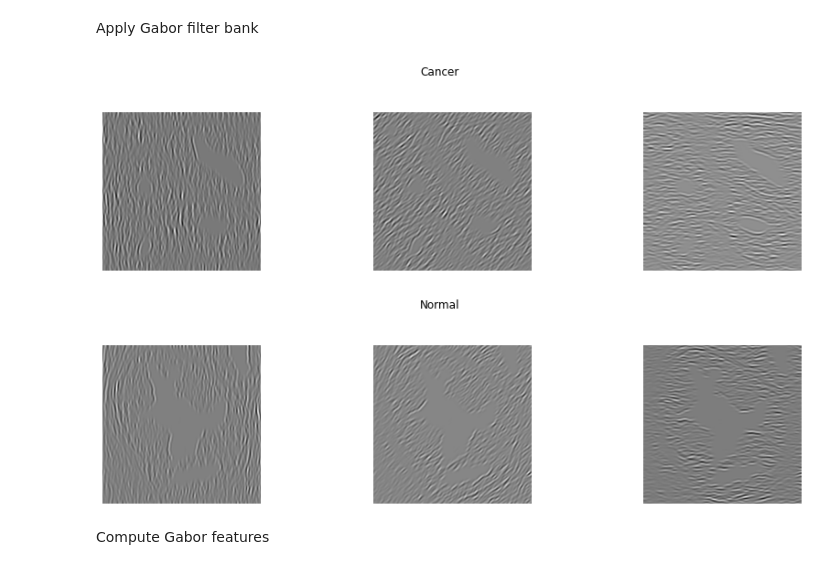
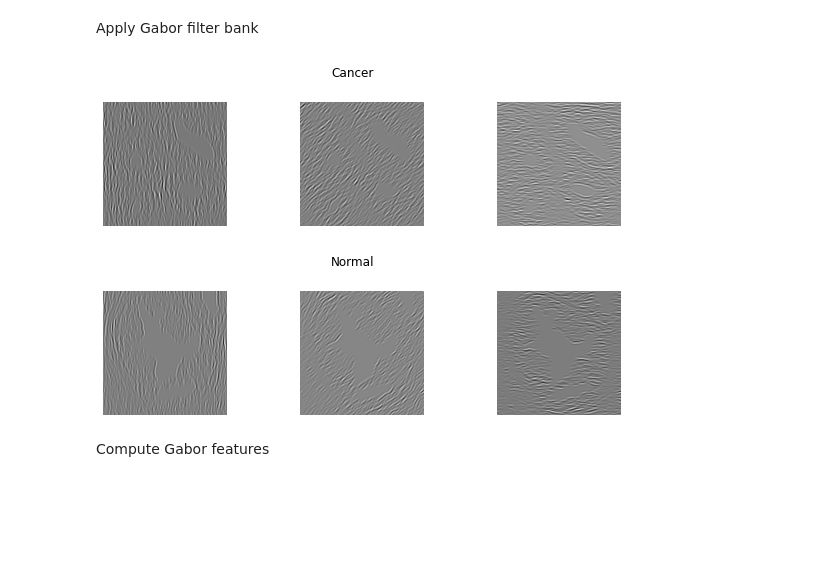
Before and after one commit to 2nchanter/Machine_Learning, a Jupyter notebook: Pattern_Recognization_곽진태/Lec4_Feature_Extraction_Texture.ipynb, the cells around one changed output. Cells and saved outputs as stored; diff of their text form; code cells hidden in the pictures; blank space fills up the shorter version.

```diff
--- a/Pattern_Recognization_곽진태/Lec4_Feature_Extraction_Texture.ipynb
+++ b/Pattern_Recognization_곽진태/Lec4_Feature_Extraction_Texture.ipynb
@@ -279,29 +278,29 @@ from scipy import ndimage as nd
 # %%
 # nd.convolve를 사용, 이미지에 커널 하나하나 대입해주면 아래 이미지와 같다. 3개씩만 보기
 # 필터를 사용한다고 눈에 뭔가 확 들어오거나 하지는 않는다.
 # 그래서...
-fig = plt.figure(figsize=(15,7))
+fig = plt.figure(figsize=(10,5))
 
 for id in np.arange(0, 3):
   plt.subplot(2, 3, id+1)
   cgkimage = nd.convolve(gray_cimage, gkernels[id+3])
   plt.imshow(cgkimage, cmap=plt.cm.gray)
   plt.axis('off')
 fig.suptitle('Cancer')
 plt.show()
 
-fig = plt.figure(figsize=(15,7))
+fig = plt.figure(figsize=(10,5))
 
 for id in np.arange(0, 3):
   plt.subplot(2, 3, id+1)
   ngkimage = nd.convolve(gray_nimage, gkernels[id+3])
   plt.imshow(ngkimage, cmap=plt.cm.gray)
   plt.axis('off')
 fig.suptitle('Normal')
 plt.show()
 # %% [output]
-[figure, old version]
+[figure, new version]
-[figure, old version]
+[figure, new version]
 # %% [markdown]
 Compute Gabor features
 # %%
```
Also changed, not shown: parts of 22 cells of this notebook, 2 other files.
